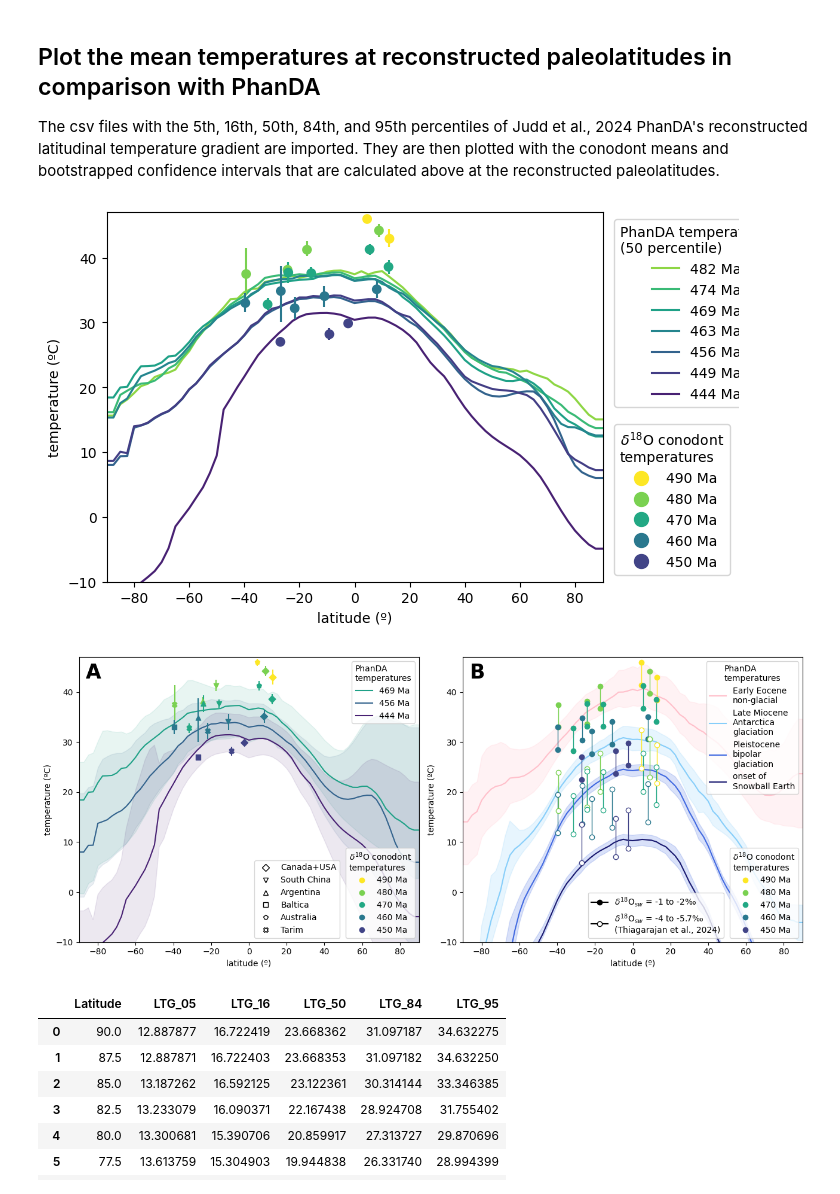
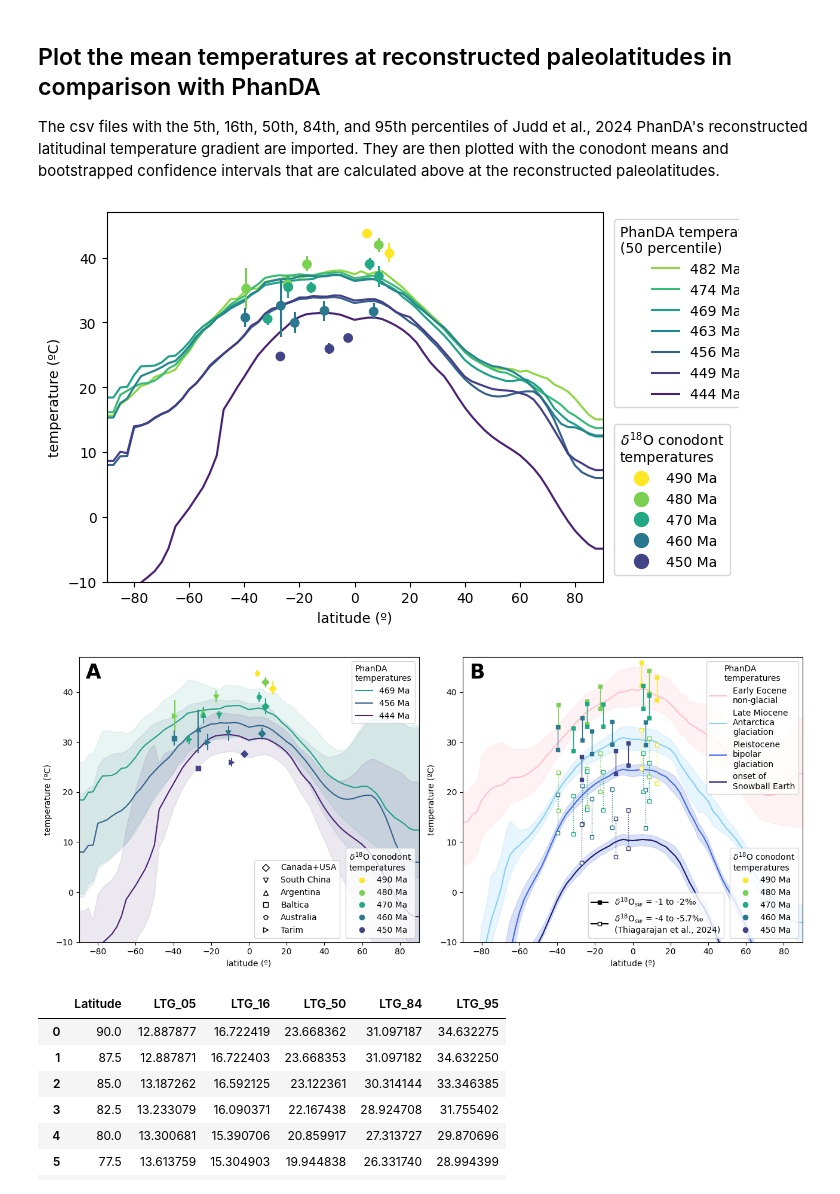
Before and after one commit to Swanson-Hysell-Group/2025_Ordovician_review, a Jupyter notebook: code/paleogeography_arcs_suture_temperatures.ipynb, the cells around one changed output. Drawn from its saved outputs; the diff is of its cells as text; code cells hidden in the pictures.

Commit message:
update formatting on temp_lat plot

```diff
--- a/code/paleogeography_arcs_suture_temperatures.ipynb
+++ b/code/paleogeography_arcs_suture_temperatures.ipynb
@@ -232,7 +232,7 @@ for t in range(490, 440, -10):
 # %% [markdown]
 ## Average and plot temperature data
 # %%
-conodont_data_table = pd.read_csv('../data/geochemistry/apatite_ord_varsw.csv')
+conodont_data_table = pd.read_csv('../data/geochemistry/apatite_ord_varsw_1_5.csv')
 all_conodont = conodont_data_table[conodont_data_table['d18O'].notna()]
 # %%
 def age_slice(dataframe,age_range_max,age_range_min):
@@ -290,6 +290,7 @@ all_ages = []
 all_age_ranges = []
 
 T_le_d18O_water_1 = []
+T_le_d18O_water_1_5 = []
 T_le_d18O_water_2 = []
 T_le_d18O_water_thiag_h = []
 T_le_d18O_water_thiag_l = []
@@ -302,7 +303,7 @@ for age_range_max, age_range_min in age_ranges:
     # Calculate the mean, count, and centroids for each group
     for group, countries in country_groups.items():
         filtered_df = current_df[current_df['country'].isin(countries)]
-        mean_value, lower_ci, upper_ci = bootstrap_mean_confidence_interval(filtered_df['T_le_d18O_water_1'].values)
+        mean_value, lower_ci, upper_ci = bootstrap_mean_confidence_interval(filtered_df['T_le_d18O_water_1_5'].values)
         T_le_d18O_water_1_mean = np.mean(filtered_df['T_le_d18O_water_1'].values)
         T_le_d18O_water_2_mean = np.mean(filtered_df['T_le_d18O_water_2'].values)
         T_le_d18O_water_thiag_h_mean = np.mean(filtered_df['T_le_d18O_water_thiag_h'].values)
@@ -877,11 +878,11 @@ plt.ylabel('temperature (ºC)')
 plt.xlabel('latitude (º)')
 plt.show()
 # %% [output]
-[figure, old version]
+[figure, new version]
 # %%
 def plot_with_bounds(
     ax, temp_results, lower_bound_column, upper_bound_column, cmap, norm,
-    marker='o', open_markers=False
+    marker='o', open_markers=False, marker_size=5
 ):
     """
     Plots data points with an optional line connecting upper and lower bounds.
@@ -911,18 +912,20 @@ def plot_with_bounds(
         # Get color from Age using colormap and normalization
         color = cmap(norm(row['Age']))
 
+        linestyle = 'dotted' if open_markers else '-'
+
         # Line between lower and upper bounds
         ax.plot(
             [row['Reconstructed Latitude'], row['Reconstructed Latitude']],
             [row[lower_bound_column], row[upper_bound_column]],
             color=color,
-            linestyle='-',
+            linestyle=linestyle,
             linewidth=1,
             zorder=100
         )
 
         # Determine facecolor based on open_markers flag
-        facecolor = 'white' if open_markers and marker == 'o' else color
+        facecolor = 'white' if open_markers and marker == marker else color
 
         # Markers at the lower and upper bounds
         ax.scatter(
@@ -931,7 +934,8 @@ def plot_with_bounds(
             edgecolor=color,  # edge color remains the same
             facecolor=facecolor,
             marker=marker,
-            zorder=102
+            zorder=102,
+            s=marker_size
         )
 
         ax.scatter(
@@ -940,7 +944,8 @@ def plot_with_bounds(
             edgecolor=color,
             facecolor=facecolor,
             marker=marker,
-            zorder=102
+            zorder=102,
+            s=marker_size
         )
 # %%
 # Define a mapping from 'Group' values to marker styles
@@ -950,7 +955,7 @@ group_to_marker = {
     'Argentina': '^',       # Triangle for Argentina
     'Baltica': 's',
     'Australia': 'p',
-    'Tarim': 'X'
+    'Tarim': '>'
 }
 
 def plot_temp_data(ax, temp_results, temp_column_name, cmap, norm, group_to_marker,
@@ -1111,8 +1116,8 @@ def plot_temperature_latitude_glaciation_subplot(ax, temp_lat_Ypresian, temp_lat
 
     first_legend = ax.legend(title="PhanDA\ntemperatures", loc='upper right', bbox_to_anchor=(1, 1))
 
-    plot_with_bounds(ax, temp_results, 'T le d18O water 1', 'T le d18O water 2', cmap, norm, marker='o')
-    plot_with_bounds(ax, temp_results, 'T le d18O water thiag h', 'T le d18O water thiag l', cmap, norm, marker='o', open_markers=True)
+    plot_with_bounds(ax, temp_results, 'T le d18O water 1', 'T le d18O water 2', cmap, norm, marker='s',marker_size=14)
+    plot_with_bounds(ax, temp_results, 'T le d18O water thiag h', 'T le d18O water thiag l', cmap, norm, marker='s', open_markers=True,marker_size=14)
 
     handles = [mlines.Line2D([], [], color=colors[i], marker='o', linestyle='None',
                              markersize=6, label=f'{int(unique_ages[i])} Ma') for i in range(len(unique_ages))]
@@ -1121,10 +1126,10 @@ def plot_temperature_latitude_glaciation_subplot(ax, temp_lat_Ypresian, temp_lat
                               loc='lower right', bbox_to_anchor=(1, 0))
 
     # Create custom legend handles
-    closed_circle = mlines.Line2D([], [], color='black', marker='o', markerfacecolor='black',
-                                markersize=6, linestyle='-', label=r'$\delta^{18}$O$_{sw}$ = -1 to -2‰')
-    open_circle = mlines.Line2D([], [], color='black', marker='o', markerfacecolor='white',
-                                markeredgecolor='black', markersize=6, linestyle='-', label='$\delta^{18}$O$_{sw}$ = -4 to -5.7‰\n(Thiagarajan et al., 2024)')
+    closed_circle = mlines.Line2D([], [], color='black', marker='s', markerfacecolor='black',
+                                markersize=5, linestyle='-', label=r'$\delta^{18}$O$_{sw}$ = -1 to -2‰')
+    open_circle = mlines.Line2D([], [], color='black', marker='s', markerfacecolor='white',
+                                markeredgecolor='black', markersize=5, linestyle='-', label='$\delta^{18}$O$_{sw}$ = -4 to -5.7‰\n(Thiagarajan et al., 2024)')
 
 
     # Add the legend with the custom handles
@@ -1132,34 +1137,34 @@ def plot_temperature_latitude_glaciation_subplot(ax, temp_lat_Ypresian, temp_lat
 
     # Add the first legend back after creating the second one
     ax.add_artist(first_legend)
     ax.add_artist(second_legend)
 
     # Axis settings
     ax.set_xlim(-90, 90)
     ax.set_ylim(-10, 47)
     ax.set_ylabel('temperature (ºC)')
     ax.set_xlabel('latitude (º)')
 
 # Example of adding this plot as a subplot
 fig, ax = plt.subplots(1,2,figsize=(13, 5.5))
 plot_temperature_latitude_subplot(ax[0], temp_lat_Tremadocian, temp_lat_Floian, temp_lat_Dapingian,
                                   temp_lat_Darriwilian, temp_lat_Sandbian, temp_lat_Katian,
                                   temp_lat_Hirnantian, temp_results, cmap, norm,
                                   Tremadocian_mean_age, Floian_mean_age, Dapingian_mean_age,
                                   Darriwilian_mean_age, Sandbian_mean_age, Katian_mean_age,
                                   Hirnantian_mean_age)
 plot_temperature_latitude_glaciation_subplot(ax[1], temp_lat_Ypresian, temp_lat_Tortonian, temp_lat_UpperPleistocene,
                                              temp_results, cmap, norm, handles)
 
 ax[0].text(0.02, 0.98, 'A', transform=ax[0].transAxes,
            fontsize=24, fontweight='bold', va='top', ha='left')
 ax[1].text(0.02, 0.98, 'B', transform=ax[1].transAxes,
            fontsize=24, fontweight='bold', va='top', ha='left')
 plt.tight_layout()
 plt.savefig('../Figures/PhanDA_temp_lat.pdf', bbox_inches='tight', transparent=True)
 plt.show()
 # %% [output]
-[figure, old version]
+[figure, new version]
 # %%
 temp_lat_Ypresian
 # %% [output]
```
Also changed, not shown: parts of 6 cells of this notebook, 3 other files.
